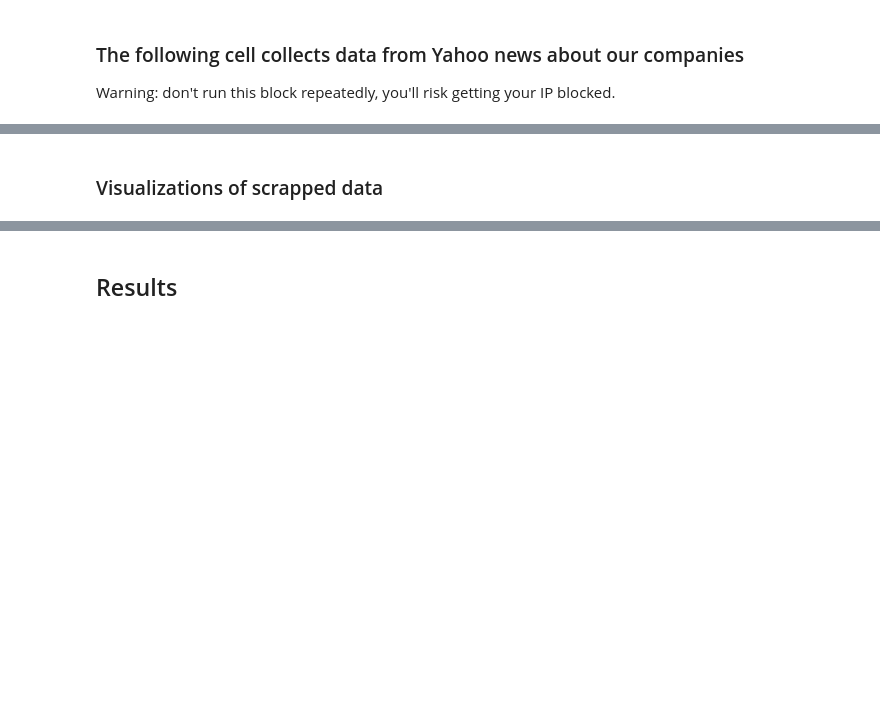
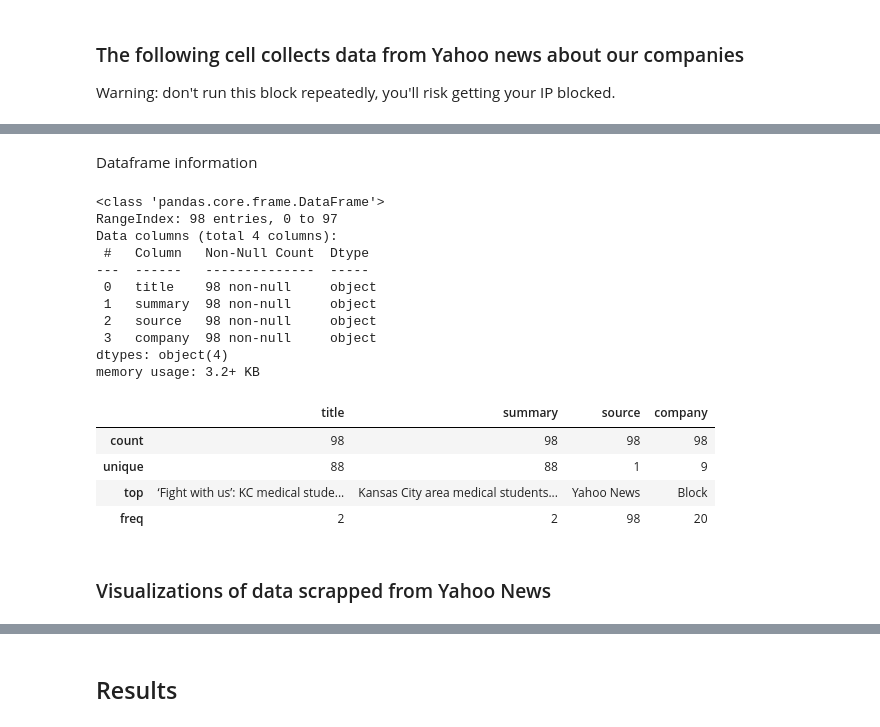
Before and after one commit to udaykumar1997/Deep-Learning-for-Sentiment-Analysis-of-Financial-News, a Jupyter notebook: 2-Scraping (Yahoo news).ipynb, the cells around one changed output, grey strips where cells are left out. Drawn from its saved outputs; the diff is of its cells as text; code cells hidden in the pictures; blank space fills up the shorter version.

```diff
--- a/2-Scraping (Yahoo news).ipynb
+++ b/2-Scraping (Yahoo news).ipynb
@@ -71,4 +76,26 @@ Search results for Twitter:
 --------------------------
+# %% [markdown]
+Dataframe information
+# %%
+df.info()
+df.describe()
+# %% [output]
+<class 'pandas.core.frame.DataFrame'>
+RangeIndex: 98 entries, 0 to 97
+Data columns (total 4 columns):
+ #   Column   Non-Null Count  Dtype
+---  ------   --------------  -----
+ 0   title    98 non-null     object
+ 1   summary  98 non-null     object
+ 2   source   98 non-null     object
+ 3   company  98 non-null     object
+dtypes: object(4)
+memory usage: 3.2+ KB
+|  | title | summary | source | company |
+| count | 98 | 98 | 98 | 98 |
+| unique | 88 | 88 | 1 | 9 |
+| top | ‘Fight with us’: KC medical stude... | Kansas City area medical students... | Yahoo News | Block |
+| freq | 2 | 2 | 98 | 20 |
 # %% [markdown]
-### Visualizations of scrapped data
+### Visualizations of data scrapped from Yahoo News
 # %%
```
Also changed, not shown: parts of 13 cells of this notebook, 27 other files.
